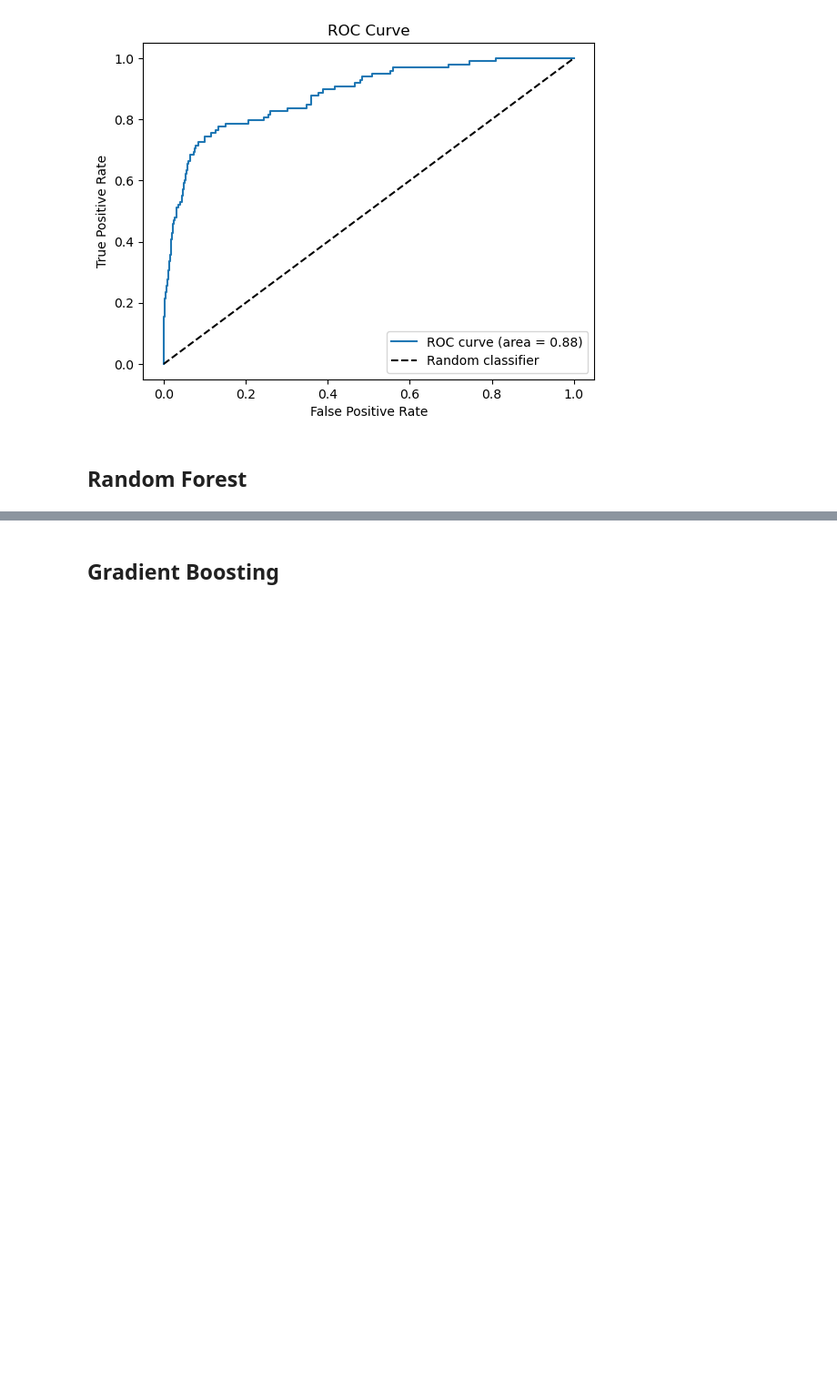
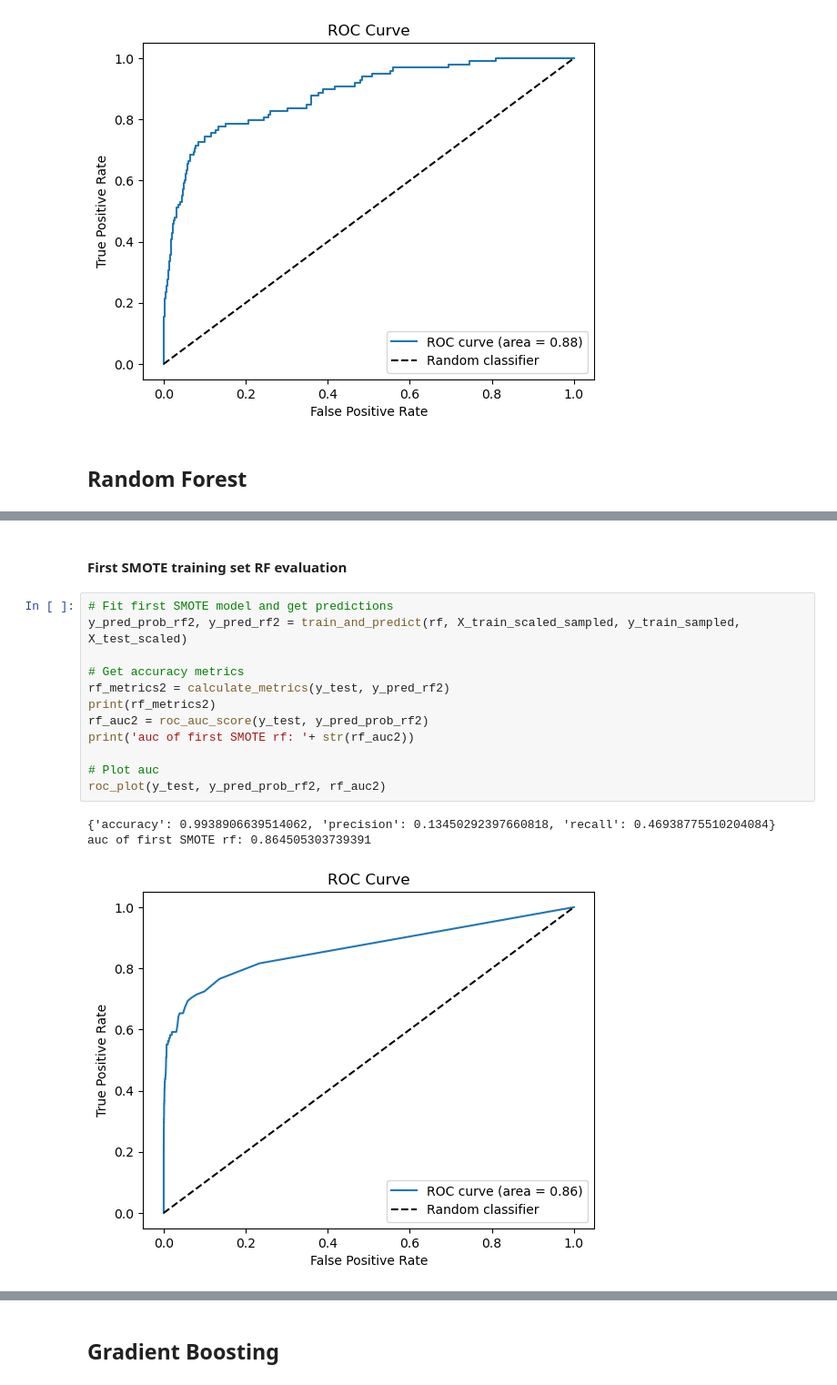
Before and after one commit to KyleDennis25/Credit-Card-Fraud-Detection, a Jupyter notebook: project.ipynb, the cells around one changed output, grey strips where cells are left out. Shown at 91% size. Drawn from its saved outputs; the diff is of its cells as text; blank space fills up the shorter version.

```diff
--- a/project.ipynb
+++ b/project.ipynb
@@ -127,0 +150,18 @@ auc of first SMOTE lr: 0.8818692361581661
+# %% [markdown]
+#### First SMOTE training set RF evaluation
+# %%
+# Fit first SMOTE model and get predictions
+y_pred_prob_rf2, y_pred_rf2 = train_and_predict(rf, X_train_scaled_sampled, y_train_sampled, X_test_scaled)
+
+# Get accuracy metrics
+rf_metrics2 = calculate_metrics(y_test, y_pred_rf2)
+print(rf_metrics2)
+rf_auc2 = roc_auc_score(y_test, y_pred_prob_rf2)
+print('auc of first SMOTE rf: '+ str(rf_auc2))
+
+# Plot auc
+roc_plot(y_test, y_pred_prob_rf2, rf_auc2)
+# %% [output]
+{'accuracy': 0.9938906639514062, 'precision': 0.13450292397660818, 'recall': 0.46938775510204084}
+auc of first SMOTE rf: 0.864505303739391
+[figure, added]
```
Also changed, not shown: parts of 15 cells of this notebook.
